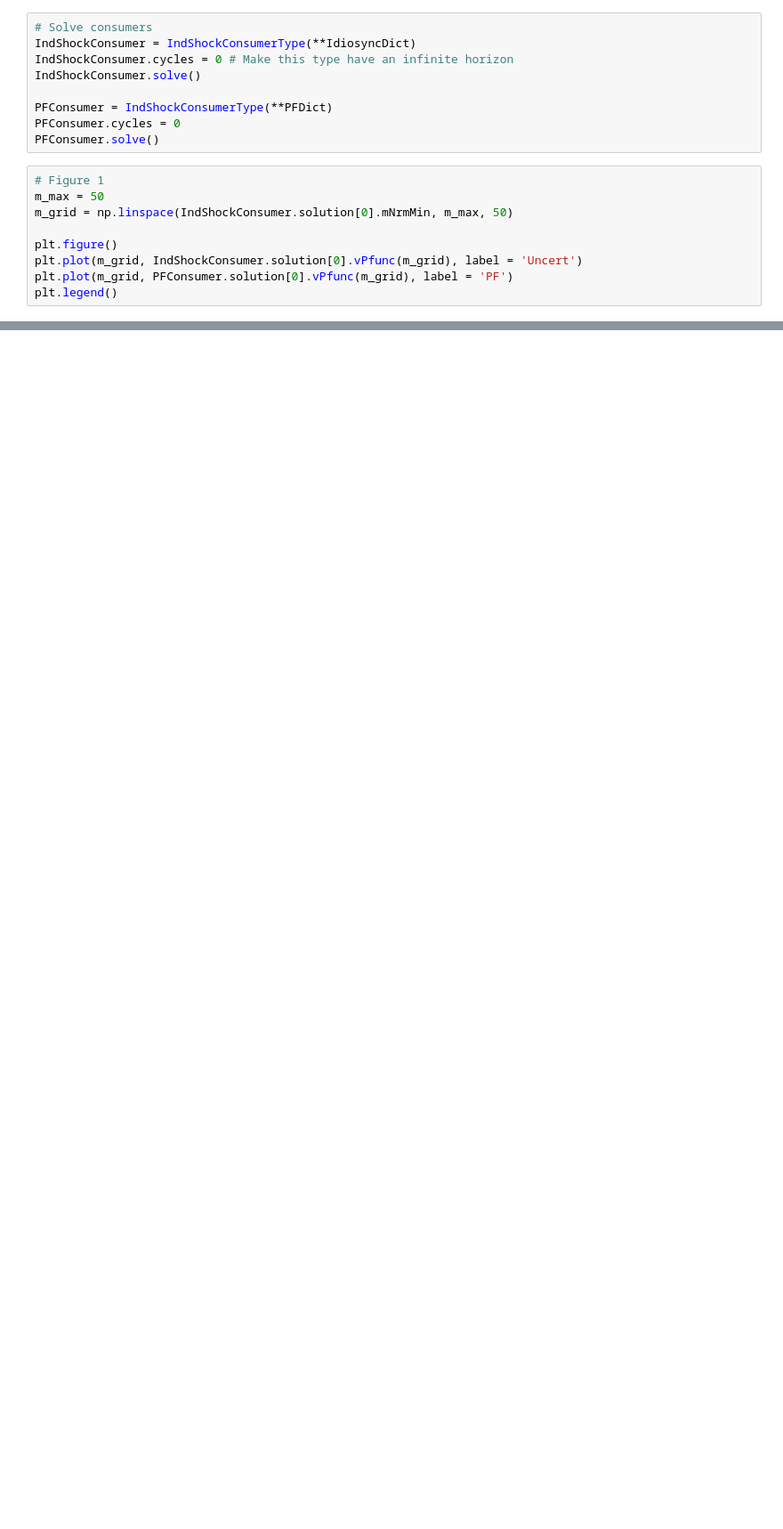
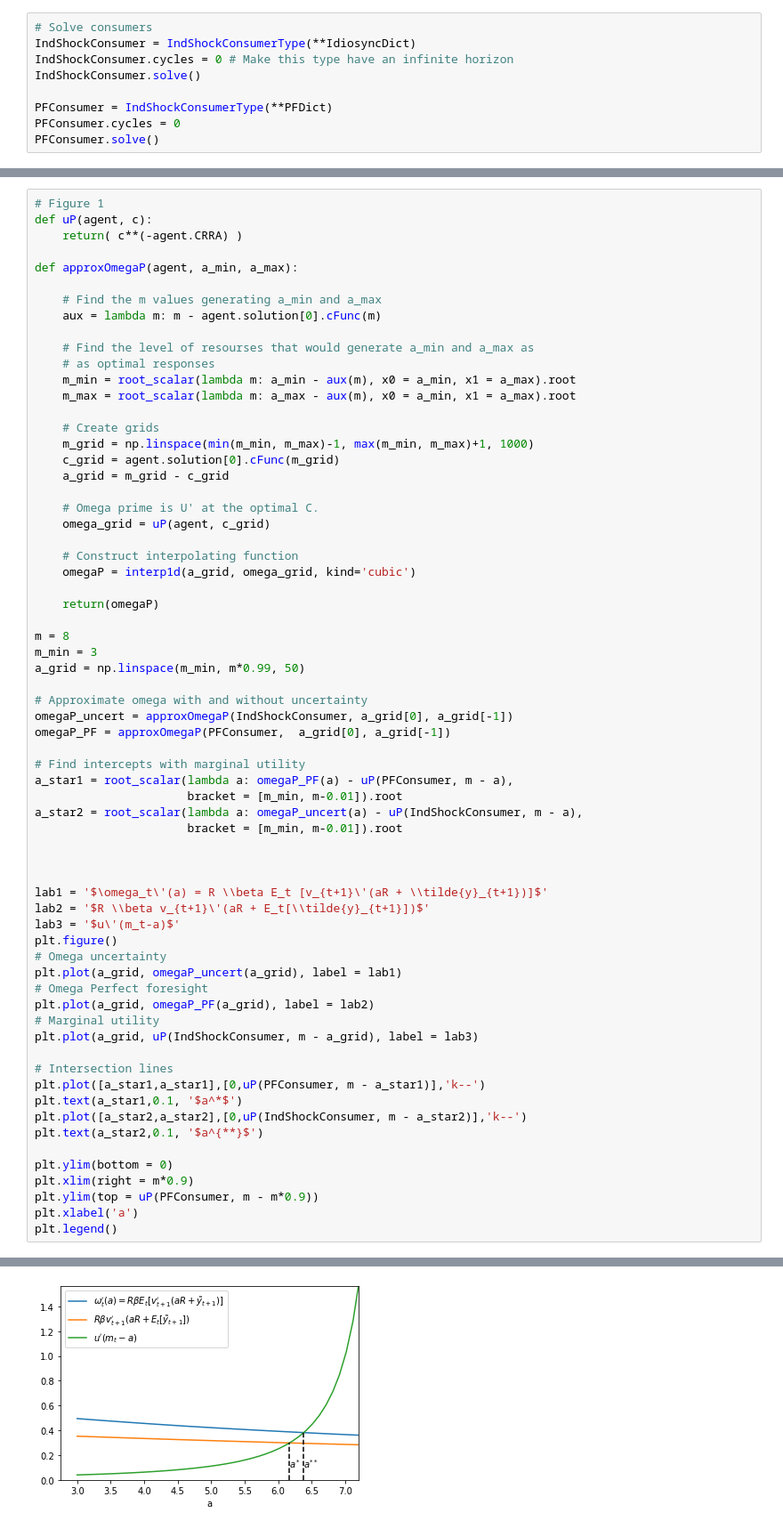
Before and after one commit to llorracc/Jupyter, a Jupyter notebook: notebooks/Palgrave-Buffer-Stock.ipynb, the cells around one changed output, grey strips where cells are left out. Shown at 89% size. Drawn from its saved outputs; the diff is of its cells as text; blank space fills up the shorter version.

```diff
--- a/notebooks/Palgrave-Buffer-Stock.ipynb
+++ b/notebooks/Palgrave-Buffer-Stock.ipynb
@@ -69,12 +72,3 @@ IndShockConsumer.solve()
 PFConsumer = IndShockConsumerType(**PFDict)
 PFConsumer.cycles = 0
 PFConsumer.solve()
-# %%
-# Figure 1
-m_max = 50
-m_grid = np.linspace(IndShockConsumer.solution[0].mNrmMin, m_max, 50)
-
-plt.figure()
-plt.plot(m_grid, IndShockConsumer.solution[0].vPfunc(m_grid), label = 'Uncert')
-plt.plot(m_grid, PFConsumer.solution[0].vPfunc(m_grid), label = 'PF')
-plt.legend()
@@ -83,0 +75,67 @@ plt.legend()
+# %%
+# Figure 1
+def uP(agent, c):
+    return( c**(-agent.CRRA) )
+
+def approxOmegaP(agent, a_min, a_max):
+
+    # Find the m values generating a_min and a_max
+    aux = lambda m: m - agent.solution[0].cFunc(m)
+
+    # Find the level of resourses that would generate a_min and a_max as
+    # as optimal responses
+    m_min = root_scalar(lambda m: a_min - aux(m), x0 = a_min, x1 = a_max).root
+    m_max = root_scalar(lambda m: a_max - aux(m), x0 = a_min, x1 = a_max).root
+
+    # Create grids
+    m_grid = np.linspace(min(m_min, m_max)-1, max(m_min, m_max)+1, 1000)
+    c_grid = agent.solution[0].cFunc(m_grid)
+    a_grid = m_grid - c_grid
+
+    # Omega prime is U' at the optimal C.
+    omega_grid = uP(agent, c_grid)
+
+    # Construct interpolating function
+    omegaP = interp1d(a_grid, omega_grid, kind='cubic')
+
+    return(omegaP)
+
+m = 8
+m_min = 3
+a_grid = np.linspace(m_min, m*0.99, 50)
+
+# Approximate omega with and without uncertainty
+omegaP_uncert = approxOmegaP(IndShockConsumer, a_grid[0], a_grid[-1])
+omegaP_PF = approxOmegaP(PFConsumer,  a_grid[0], a_grid[-1])
+
+# Find intercepts with marginal utility
+a_star1 = root_scalar(lambda a: omegaP_PF(a) - uP(PFConsumer, m - a),
+                      bracket = [m_min, m-0.01]).root
+a_star2 = root_scalar(lambda a: omegaP_uncert(a) - uP(IndShockConsumer, m - a),
+                      bracket = [m_min, m-0.01]).root
+
+
+
+lab1 = '$\omega_t\'(a) = R \\beta E_t [v_{t+1}\'(aR + \\tilde{y}_{t+1})]$'
+lab2 = '$R \\beta v_{t+1}\'(aR + E_t[\\tilde{y}_{t+1}])$'
+lab3 = '$u\'(m_t-a)$'
+plt.figure()
+# Omega uncertainty
+plt.plot(a_grid, omegaP_uncert(a_grid), label = lab1)
+# Omega Perfect foresight
+plt.plot(a_grid, omegaP_PF(a_grid), label = lab2)
+# Marginal utility
+plt.plot(a_grid, uP(IndShockConsumer, m - a_grid), label = lab3)
+
+# Intersection lines
+plt.plot([a_star1,a_star1],[0,uP(PFConsumer, m - a_star1)],'k--')
+plt.text(a_star1,0.1, '$a^*$')
+plt.plot([a_star2,a_star2],[0,uP(IndShockConsumer, m - a_star2)],'k--')
+plt.text(a_star2,0.1, '$a^{**}$')
+
+plt.ylim(bottom = 0)
+plt.xlim(right = m*0.9)
+plt.ylim(top = uP(PFConsumer, m - m*0.9))
+plt.xlabel('a')
+plt.legend()
+# %% [output]
@@ -84,3 +143,4 @@ plt.legend()
+[figure, added]
 # %%
 # Figure 2
 
```
Also changed, not shown: parts of 5 cells of this notebook, 1 other file.
